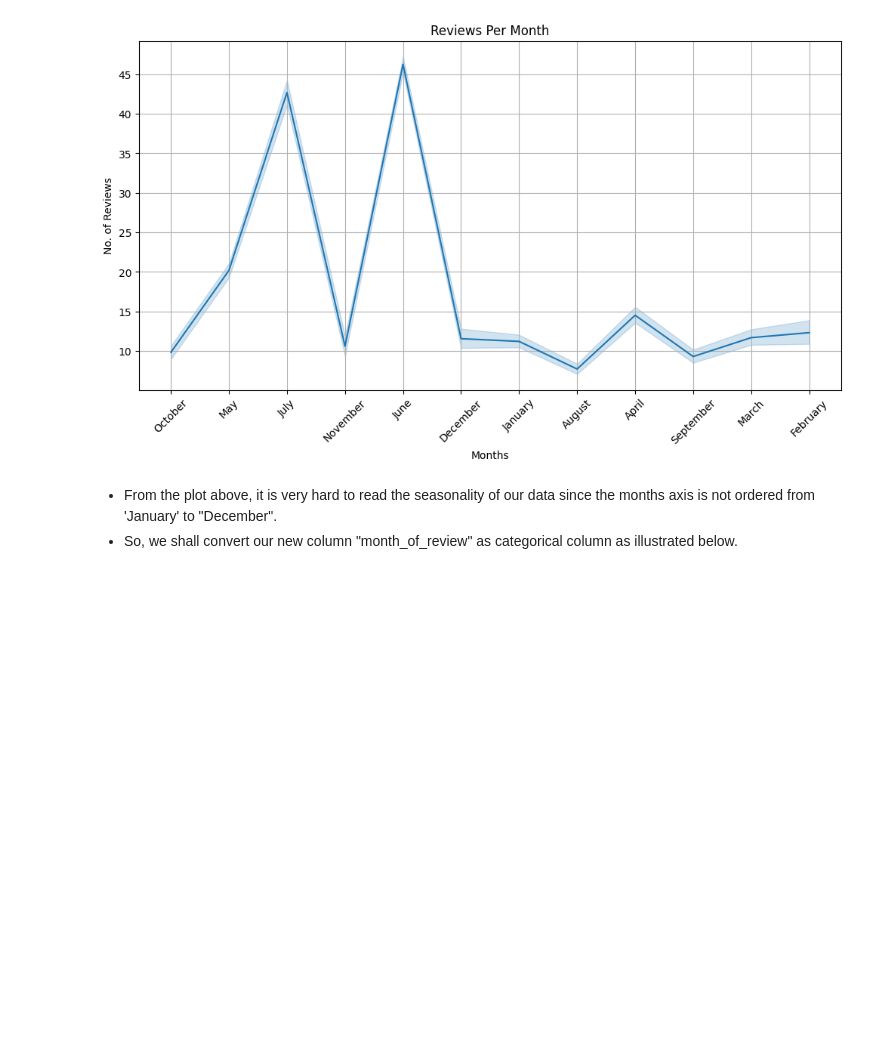
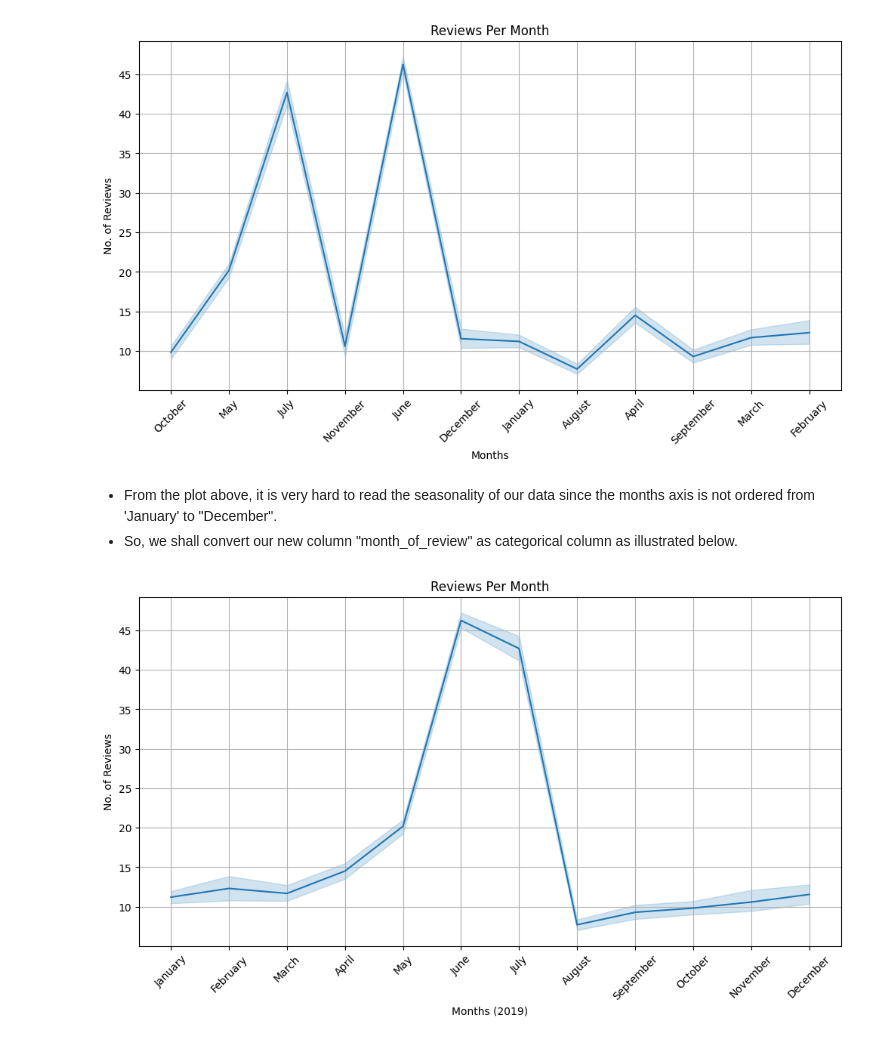
Before and after one commit to mut-rogers/nyc_aibnb_market, a Jupyter notebook: nyc_airbnb_analysis.ipynb, the cells around one changed output. Drawn from its saved outputs; the diff is of its cells as text; code cells hidden in the pictures; blank space fills up the shorter version.

```diff
--- a/nyc_airbnb_analysis.ipynb
+++ b/nyc_airbnb_analysis.ipynb
@@ -211,4 +211,18 @@ set_labels("Months", "No. of Reviews", "Reviews Per Month")
 - From the plot above, it is very hard to read the seasonality of our data since the months axis is not ordered from 'January' to "December".
 - So, we shall convert our new column "month_of_review" as categorical column as illustrated below.
 # %%
+# Defining the correct order of the months
 months_order = ["January", "February", "March", "April", "May", "June", "July", "August", "September", "October", "November", "December"]
+
+# Converting the "month_of_review" to categorical column
+dataset.month_of_review = pd.Categorical(dataset.month_of_review, categories=months_order, ordered=True)
+# %%
+# Now ploting
+fig = plt.figure(figsize=(12,6))
+
+sns.lineplot(dataset, x="month_of_review", y="number_of_reviews")
+plt.xticks(rotation=45)
+plt.grid(True)
+set_labels("Months (2019)", "No. of Reviews", "Reviews Per Month")
+# %% [output]
+[figure, added]
```
Also changed, not shown: parts of 1 cell of this notebook.
